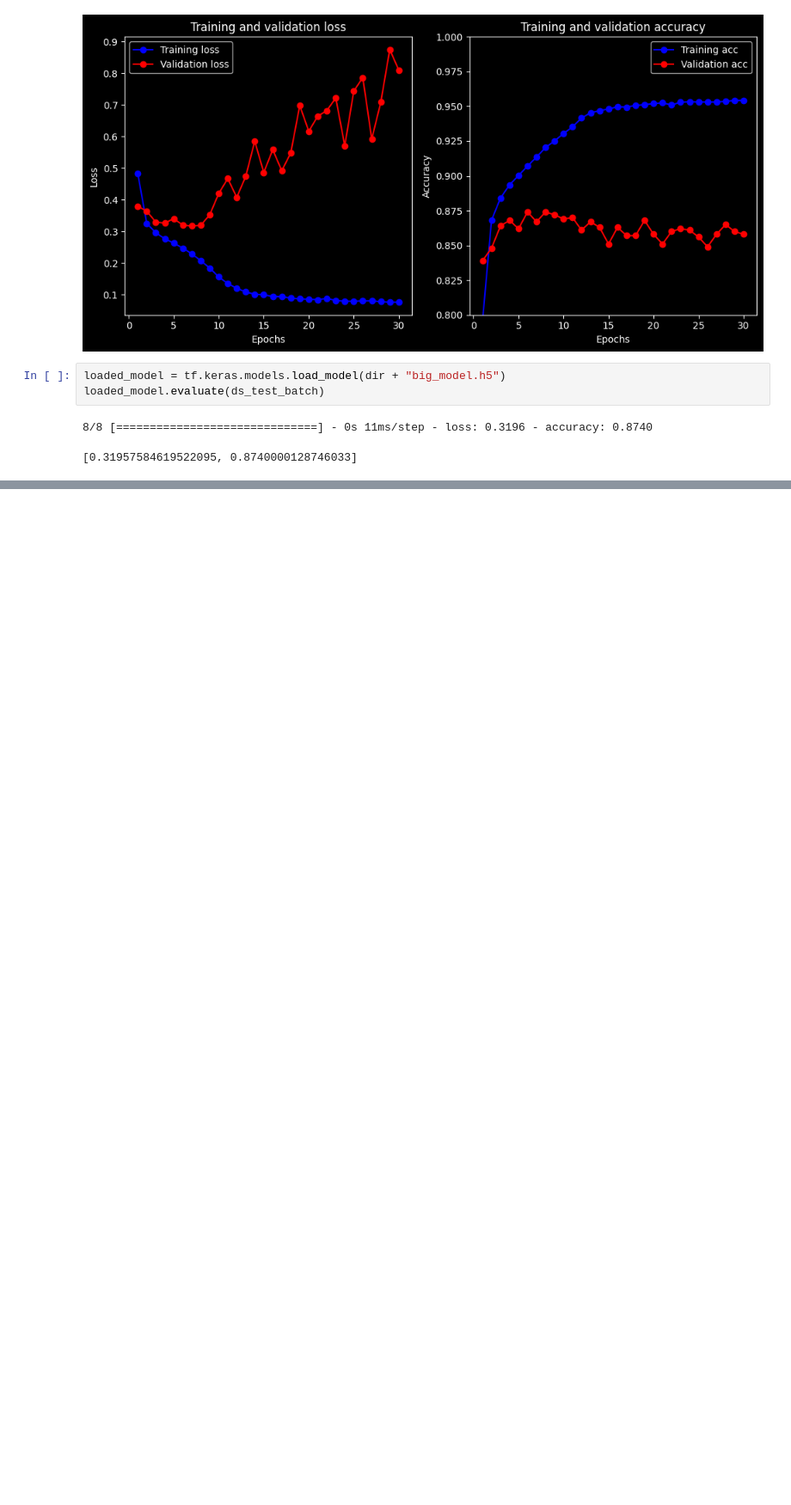
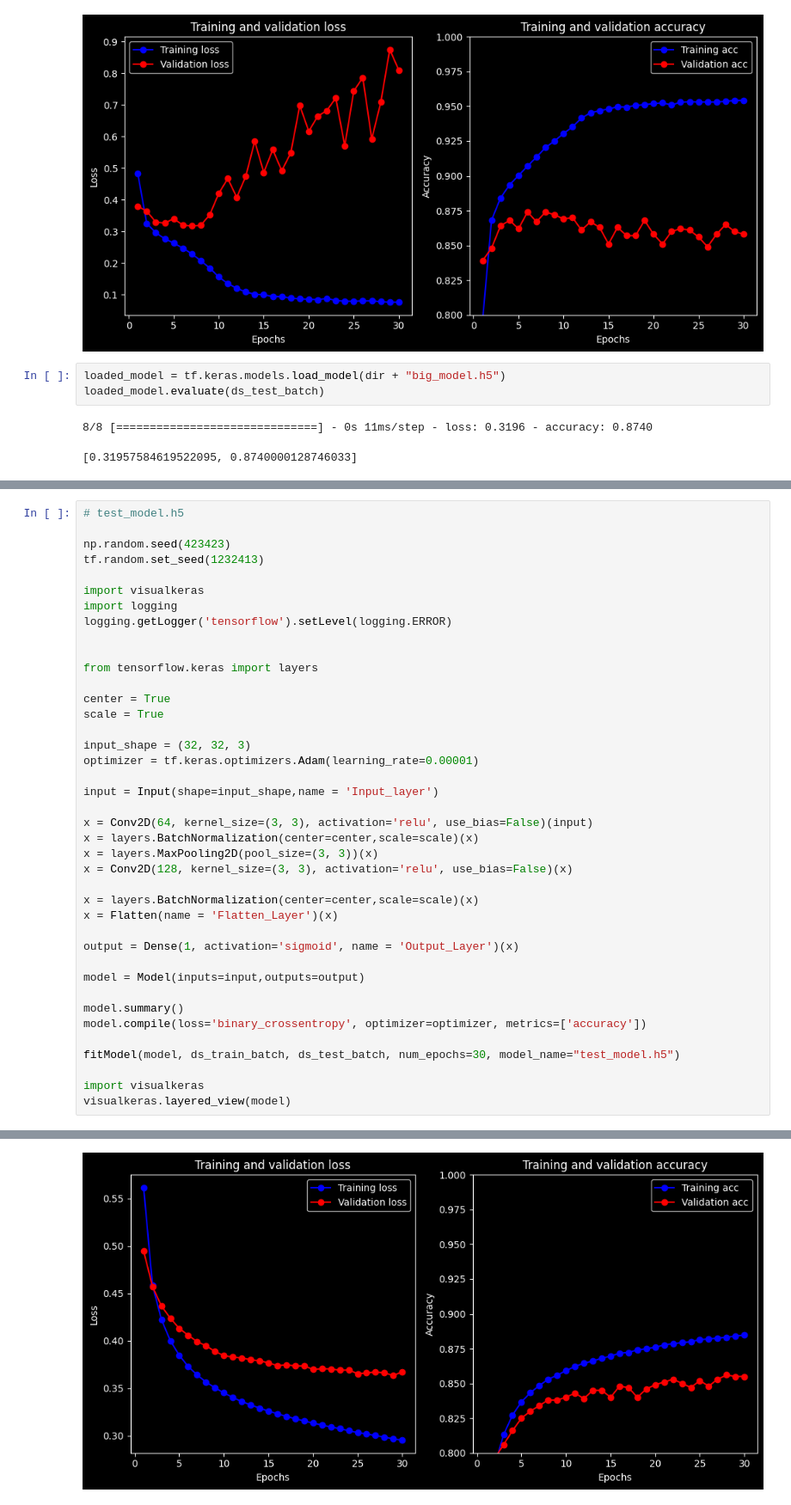
Before and after one commit to maxhormazabal/dl_submissions, a Jupyter notebook: L3/gender.ipynb, the cells around one changed output, grey strips where cells are left out. Shown at 86% size. Drawn from its saved outputs; the diff is of its cells as text; blank space fills up the shorter version.

Commit message:
Solved: Version error. Final submission.

```diff
--- a/L3/gender.ipynb
+++ b/L3/gender.ipynb
@@ -486,0 +544,41 @@ loaded_model.evaluate(ds_test_batch)
+# %%
+# test_model.h5
+
+np.random.seed(423423)
+tf.random.set_seed(1232413)
+
+import visualkeras
+import logging
+logging.getLogger('tensorflow').setLevel(logging.ERROR)
+
+
+from tensorflow.keras import layers
+
+center = True
+scale = True
+
+input_shape = (32, 32, 3)
+optimizer = tf.keras.optimizers.Adam(learning_rate=0.00001)
+
+input = Input(shape=input_shape,name = 'Input_layer')
+
+x = Conv2D(64, kernel_size=(3, 3), activation='relu', use_bias=False)(input)
+x = layers.BatchNormalization(center=center,scale=scale)(x)
+x = layers.MaxPooling2D(pool_size=(3, 3))(x)
+x = Conv2D(128, kernel_size=(3, 3), activation='relu', use_bias=False)(x)
+
+x = layers.BatchNormalization(center=center,scale=scale)(x)
+x = Flatten(name = 'Flatten_Layer')(x)
+
+output = Dense(1, activation='sigmoid', name = 'Output_Layer')(x)
+
+model = Model(inputs=input,outputs=output)
+
+model.summary()
+model.compile(loss='binary_crossentropy', optimizer=optimizer, metrics=['accuracy'])
+
+fitModel(model, ds_train_batch, ds_test_batch, num_epochs=30, model_name="test_model.h5")
+
+import visualkeras
+visualkeras.layered_view(model)
+# %% [output]
@@ -486,0 +602 @@ loaded_model.evaluate(ds_test_batch)
+[figure, added]
```
Also changed, not shown: parts of 30 cells of this notebook, 1 other file.
